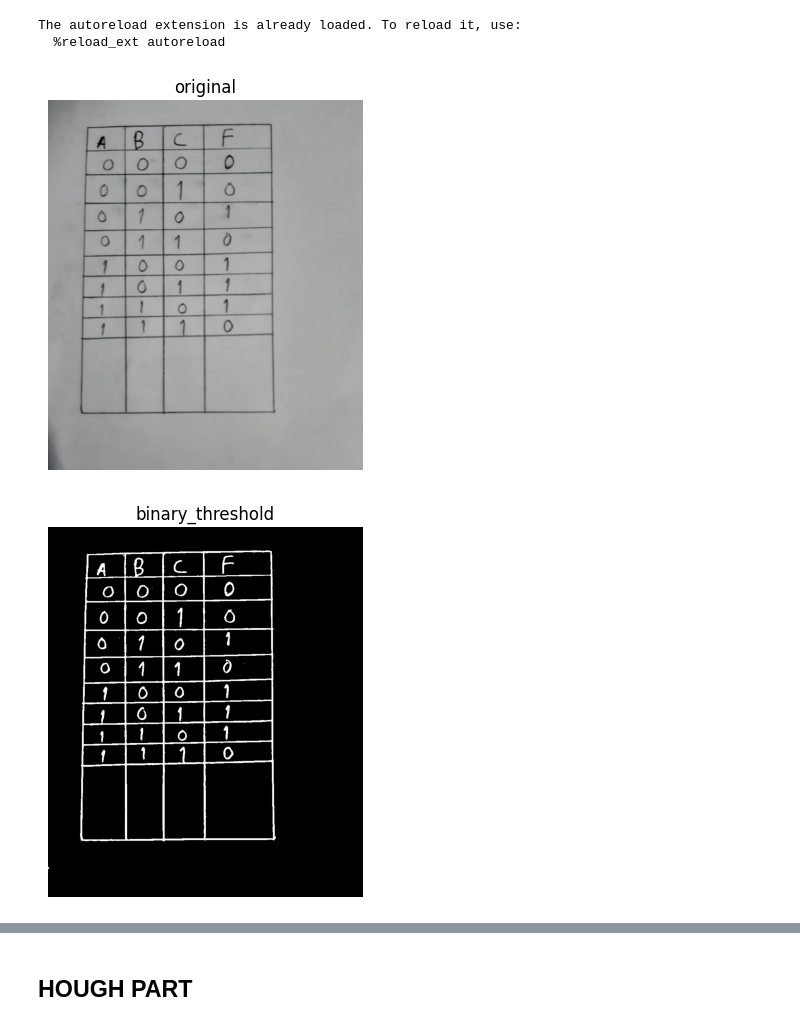
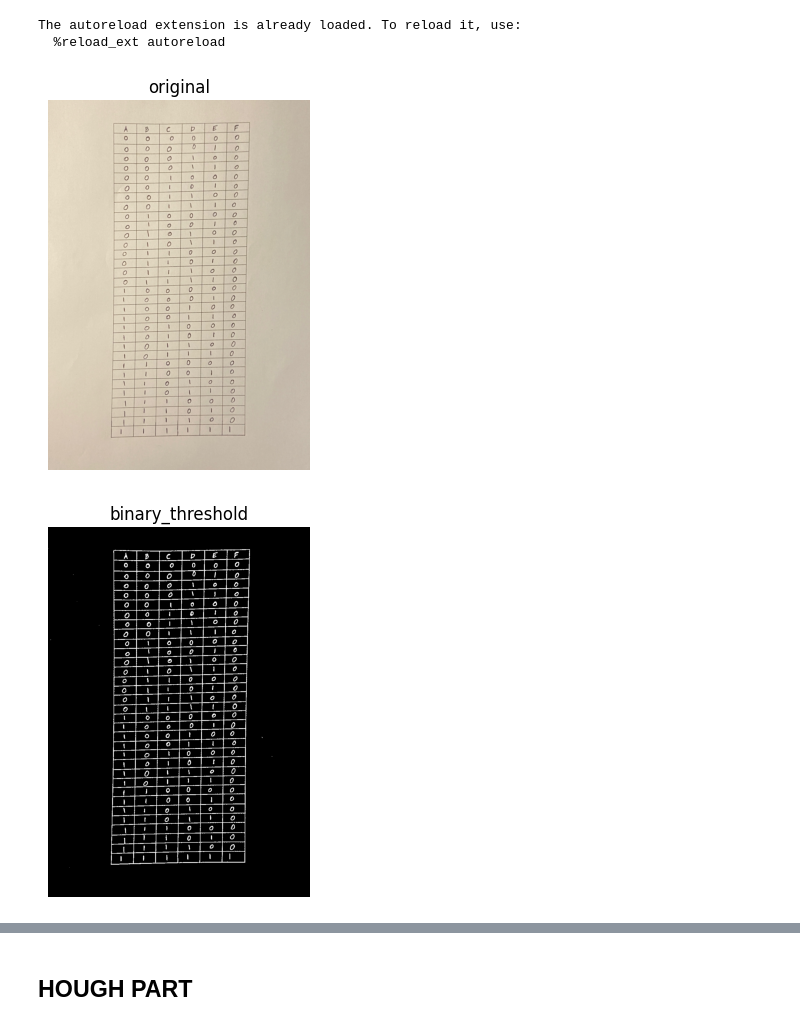
Before and after one commit to yousefosama654/Logic-Lens, a Jupyter notebook: table_text_extraction/TEXT_EXTRACTION_TABLE.ipynb, the cells around one changed output, grey strips where cells are left out. Cells and saved outputs as stored; diff of their text form; code cells hidden in the pictures.

Commit message:
table.py

```diff
--- a/table_text_extraction/TEXT_EXTRACTION_TABLE.ipynb
+++ b/table_text_extraction/TEXT_EXTRACTION_TABLE.ipynb
@@ -185,16 +188,16 @@ class TextExtractionTableContours:
         show_image("rectangles",todraw)
         return np.array(rectangles)
 # %%
-image = cv2.imread("../img/test5.png")
+image = cv2.imread("../img/table.png")
 test=TextExtractionTableMorph(image)
 show_image("original",test.image)
 # %% [output]
-[figure, old version]
+[figure, new version]
 # %%
 test.binary_threshold()
 show_image("binary_threshold",test.image)
 # %% [output]
-[figure, old version]
+[figure, new version]
 # %%
 test.morph_op()
 show_image("morph_op",test.image)
```
Also changed, not shown: parts of 9 cells of this notebook, 7 other files.
